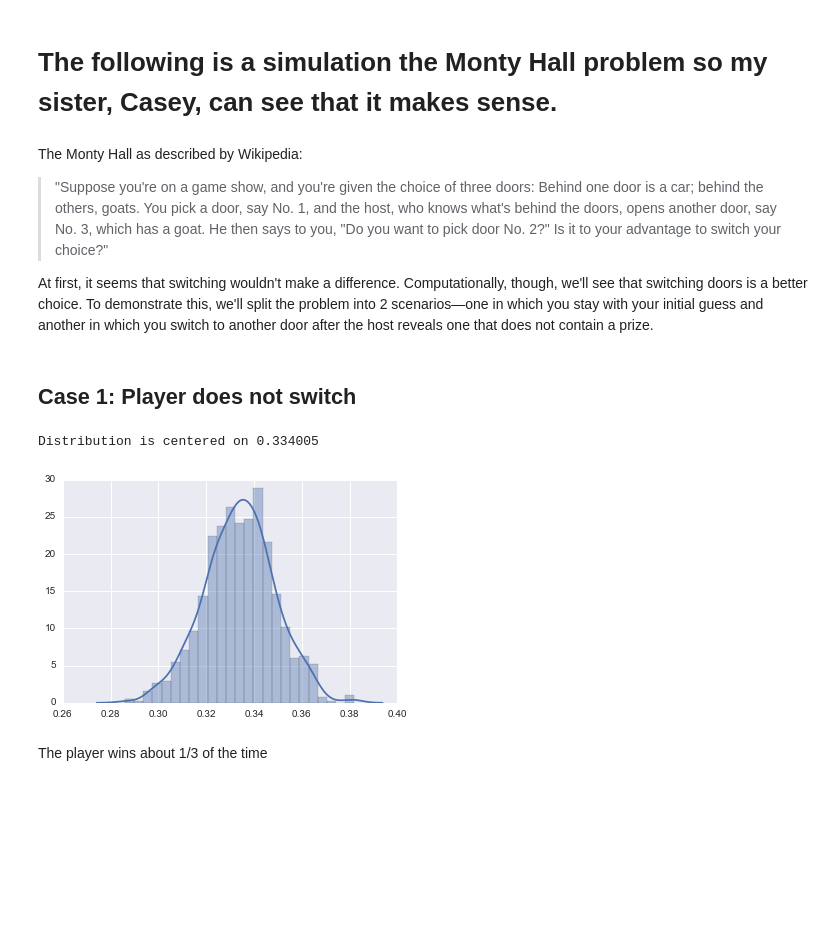
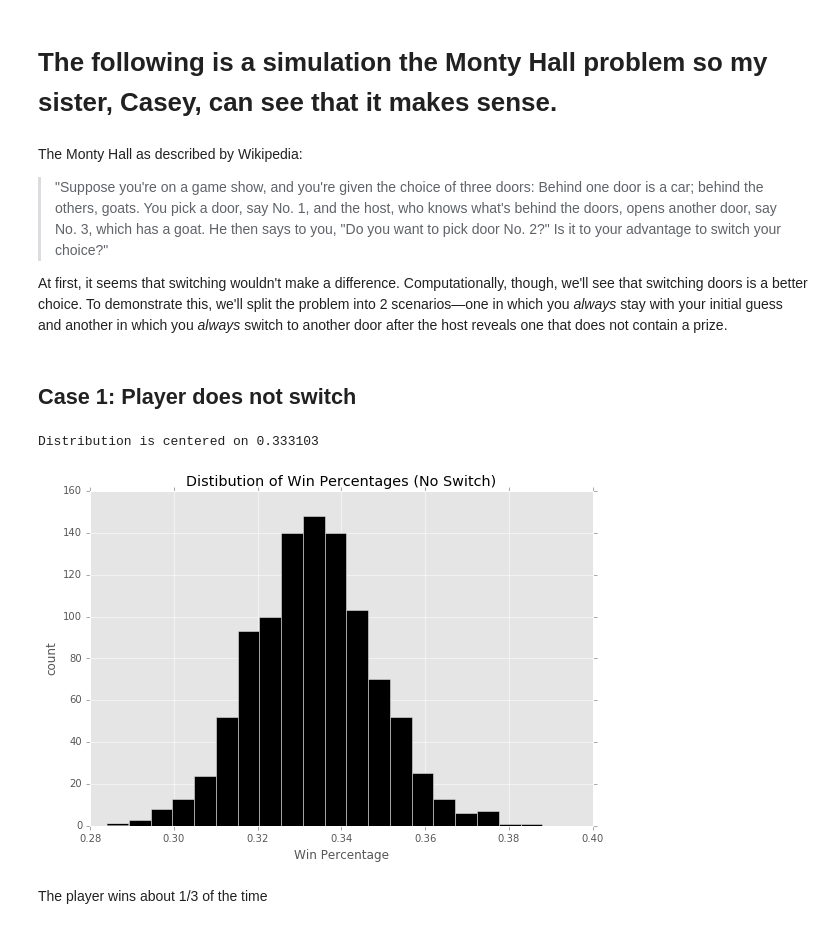
Before and after one commit to GKjohns/SimulatedMontyHall, a Jupyter notebook: MontyHall.ipynb, the cells around one changed output. Cells and saved outputs as stored; diff of their text form; code cells hidden in the pictures; blank space fills up the shorter version.

Commit message:
use cleaner plots. small text edits

```diff
--- a/MontyHall.ipynb
+++ b/MontyHall.ipynb
@@ -5,12 +5,15 @@
 
 >"Suppose you're on a game show, and you're given the choice of three doors: Behind one door is a car; behind the others, goats. You pick a door, say No. 1, and the host, who knows what's behind the doors, opens another door, say No. 3, which has a goat. He then says to you, "Do you want to pick door No. 2?" Is it to your advantage to switch your choice?"
 
-   At first, it seems that switching wouldn't make a difference. Computationally, though, we'll see that switching doors is a better choice. To demonstrate this, we'll split the problem into 2 scenarios—one in which you stay with your initial guess and another in which you switch to another door after the host reveals one that does not contain a prize.
+   At first, it seems that switching wouldn't make a difference. Computationally, though, we'll see that switching doors is a better choice. To demonstrate this, we'll split the problem into 2 scenarios—one in which you *always* stay with your initial guess and another in which you *always* switch to another door after the host reveals one that does not contain a prize.
 # %%
 %matplotlib inline
 import random
 import numpy as np
-import seaborn as sns
+
+import matplotlib.pyplot as plt
+plt.rcParams['figure.figsize'] = 9, 6
+plt.style.use('ggplot')
 # %% [markdown]
 ## Case 1: Player does not switch
 # %%
@@ -29,11 +32,15 @@ def games_no_switch():
 # 1000 trials of 1000 games
 no_switch_results = [games_no_switch() for i in xrange(1000)]
 # %%
-sns.distplot(no_switch_results)
+plt.hist(no_switch_results, bins=20, color='black')
+plt.xlabel('Win Percentage')
+plt.ylabel('count')
+
+plt.title('Distibution of Win Percentages (No Switch)')
 print 'Distribution is centered on {}'.format(np.mean(no_switch_results))
 # %% [output]
-Distribution is centered on 0.334005
+Distribution is centered on 0.333103
-[figure, old version]
+[figure, new version]
 # %% [markdown]
 The player wins about 1/3 of the time
 # %% [markdown]
```
Also changed, not shown: parts of 4 cells of this notebook, 1 other file.
